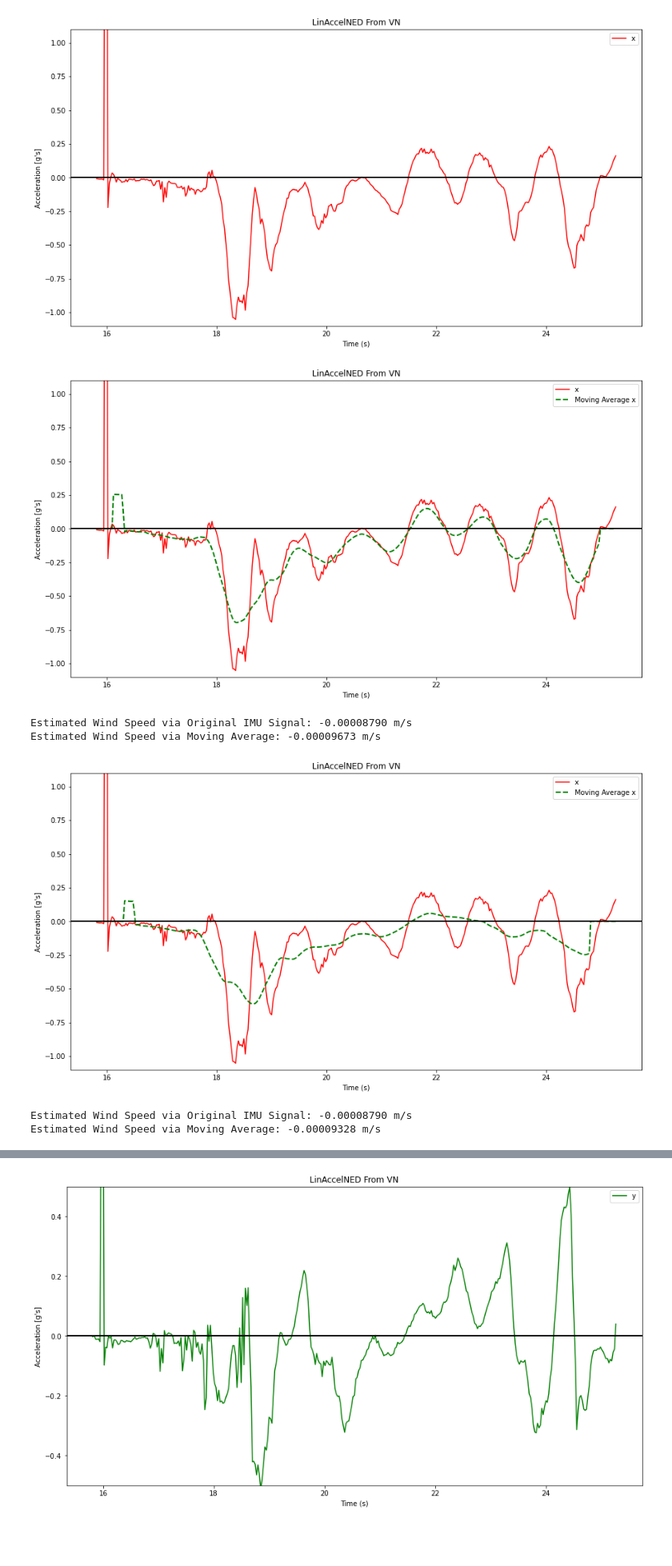
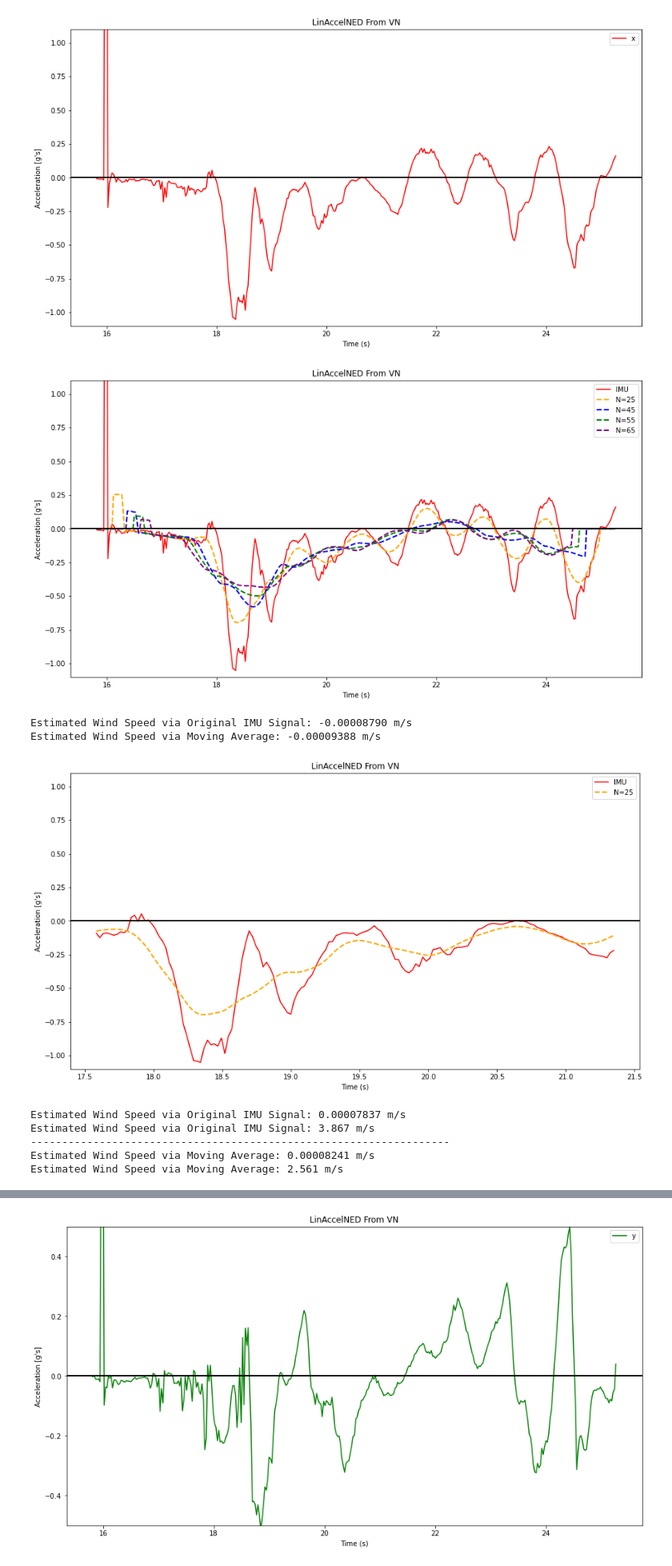
Before and after one commit to VADL-2022/IMU_VV, a Jupyter notebook: 03_Path_Recon/Moving_Averages.ipynb, the cells around one changed output, grey strips where cells are left out. Shown at 80% size. Cells and saved outputs as stored; diff of their text form; code cells hidden in the pictures; blank space fills up the shorter version.

Commit message:
Updated moving average analysis

```diff
--- a/03_Path_Recon/Moving_Averages.ipynb
+++ b/03_Path_Recon/Moving_Averages.ipynb
@@ -271,19 +78,17 @@ plt.show()
 # %%
-n=25
-
 #calculate moving average
-axg21s = pd.Series(axg21t).rolling(window=n).mean().iloc[n-1:].values
-new_axg21s = list(axg21s)
-zero_padding_size = (len(tdata21) - len(list(axg21s))) // 2
-for i in range(zero_padding_size):
-    new_axg21s = [0] + list(new_axg21s) + [0]
-while len(new_axg21s) < len(tdata21):
-    new_axg21s = [0] + new_axg21s
+new_axg21s_25 = calc_moving_avg(axg21t, 25, tdata21)
+new_axg21s_45 = calc_moving_avg(axg21t, 45, tdata21)
+new_axg21s_55 = calc_moving_avg(axg21t, 55, tdata21)
+new_axg21s_65 = calc_moving_avg(axg21t, 65, tdata21)
 
 fig1 = plt.figure(1, figsize=(15,8))
 ax = plt.subplot(111)
-l2 = ax.plot(tdata21, axg21t, color='red', label='x')
-l2 = ax.plot(tdata21, new_axg21s, color='green', label='Moving Average x', linewidth=2, linestyle="--")
+l2 = ax.plot(tdata21, axg21t, color='red', label='IMU')
+l25 = ax.plot(tdata21, new_axg21s_25, color='orange', label='N=25', linewidth=2, linestyle="--")
+l45 = ax.plot(tdata21, new_axg21s_45, color='blue', label='N=45', linewidth=2, linestyle="--")
+l55 = ax.plot(tdata21, new_axg21s_55, color='green', label='N=55', linewidth=2, linestyle="--")
+l65 = ax.plot(tdata21, new_axg21s_65, color='purple', label='N=65', linewidth=2, linestyle="--")
 l5 = plt.axhline(y=0, color='black', linewidth=2)
 ax.set_title("LinAccelNED From VN")
 ax.set_xlabel('Time (s)')
@@ -299,40 +104,41 @@ result_trapz_MA = scipy.integrate.trapz(new_axg21s, dx=0.2E-6)
 print(f"Estimated Wind Speed via Original IMU Signal: {9.8*result_trapz_IMU:.8f} m/s")
 print(f"Estimated Wind Speed via Moving Average: {9.8*result_trapz_MA:.8f} m/s")
 # %% [output]
-[figure, old version]
+[figure, new version]
 Estimated Wind Speed via Original IMU Signal: -0.00008790 m/s
-Estimated Wind Speed via Moving Average: -0.00009673 m/s
+Estimated Wind Speed via Moving Average: -0.00009388 m/s
 # %%
-n=40
-
-#calculate moving average
-axg21s = pd.Series(axg21t).rolling(window=n).mean().iloc[n-1:].values
-new_axg21s = list(axg21s)
-zero_padding_size = (len(tdata21) - len(list(axg21s))) // 2
-for i in range(zero_padding_size):
-    new_axg21s = [0] + list(new_axg21s) + [0]
-while len(new_axg21s) < len(tdata21):
-    new_axg21s = [0] + new_axg21s
+sta = 70
+rt = 220
 
 fig1 = plt.figure(1, figsize=(15,8))
 ax = plt.subplot(111)
-l2 = ax.plot(tdata21, ax_g21[start21:end21], color='red', label='x')
-l2 = ax.plot(tdata21, new_axg21s, color='green', label='Moving Average x', linewidth=2, linestyle="--")
+l2 = ax.plot(tdata21[sta:rt], axg21t[sta:rt], color='red', label='IMU')
+l25 = ax.plot(tdata21[sta:rt], new_axg21s_25[sta:rt], color='orange', label='N=25', linewidth=2, linestyle="--")
 l5 = plt.axhline(y=0, color='black', linewidth=2)
 ax.set_title("LinAccelNED From VN")
 ax.set_xlabel('Time (s)')
 ax.set_ylabel("Acceleration [g's]")
 plt.ylim((-1.1, 1.1))
 
 ax.legend()
 plt.show()
 
-result_trapz_IMU = scipy.integrate.trapz(axg21t, dx=0.2E-6)
-result_trapz_MA = scipy.integrate.trapz(new_axg21s, dx=0.2E-6)
+ax21 = [abs(ele)*9.8 for ele in axg21t[sta:rt]]
+new_ax21 = [abs(ele)*9.8 for ele in new_axg21s[sta:rt]]
 
-print(f"Estimated Wind Speed via Original IMU Signal: {9.8*result_trapz_IMU:.8f} m/s")
-print(f"Estimated Wind Speed via Moving Average: {9.8*result_trapz_MA:.8f} m/s")
+result_trapz_IMU = scipy.integrate.trapz(ax21, dx=0.2E-6)
+result_trapz_MA = scipy.integrate.trapz(new_ax21, dx=0.2E-6)
+
+print(f"Estimated Wind Speed via Original IMU Signal: {result_trapz_IMU:.8f} m/s")
+print(f"Estimated Wind Speed via Original IMU Signal: {max(ax21)*1.5/2/2:.3f} m/s")
+print("-------------------------------------------------------------------")
+print(f"Estimated Wind Speed via Moving Average: {result_trapz_MA:.8f} m/s")
+print(f"Estimated Wind Speed via Moving Average: {max(new_ax21)*1.5/2/2:.3f} m/s")
 # %% [output]
-[figure, old version]
+[figure, new version]
-Estimated Wind Speed via Original IMU Signal: -0.00008790 m/s
-Estimated Wind Speed via Moving Average: -0.00009328 m/s
+Estimated Wind Speed via Original IMU Signal: 0.00007837 m/s
+Estimated Wind Speed via Original IMU Signal: 3.867 m/s
+-------------------------------------------------------------------
+Estimated Wind Speed via Moving Average: 0.00008241 m/s
+Estimated Wind Speed via Moving Average: 2.561 m/s
```
Also changed, not shown: parts of 20 cells of this notebook.
